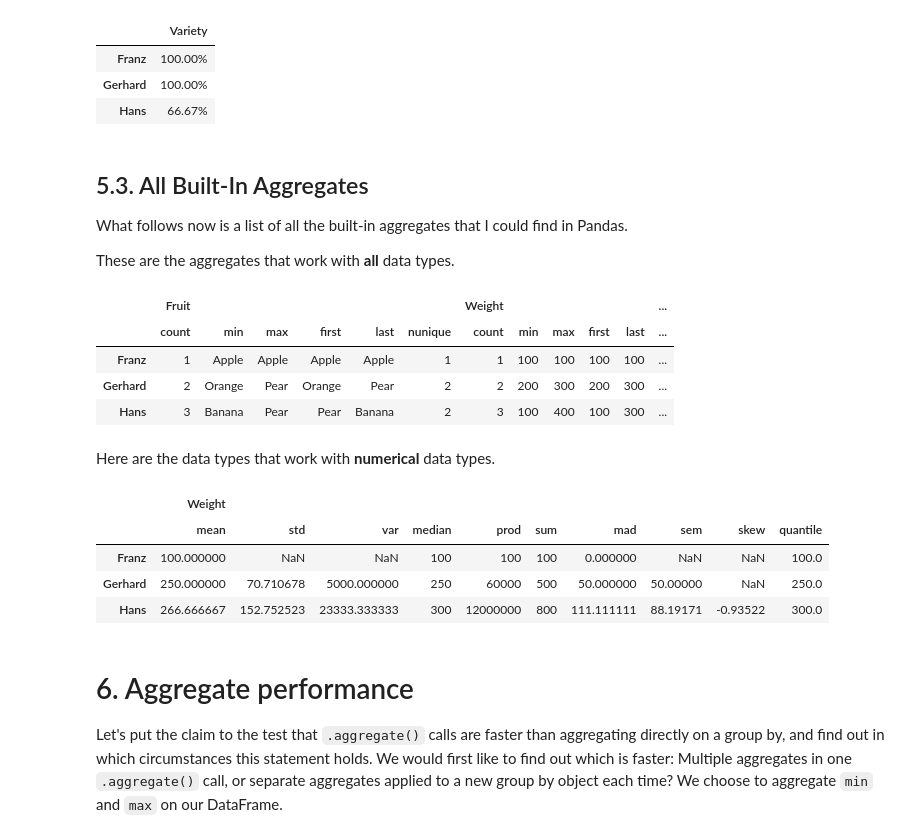
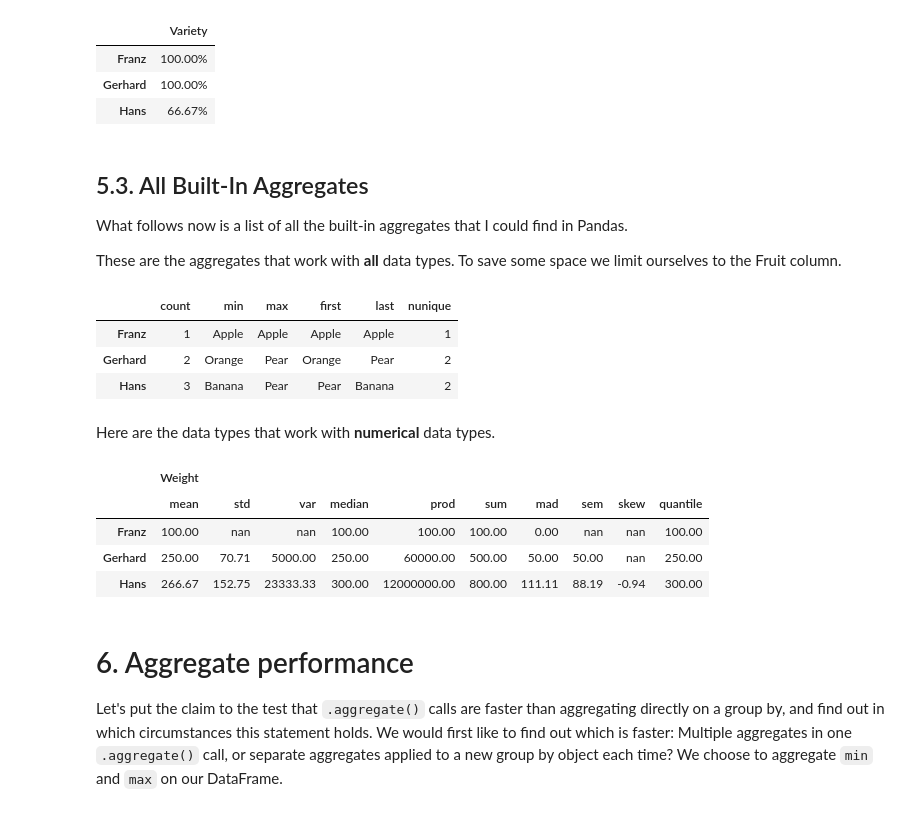
Before and after one commit to justuswilhelm/jupyter-notes, a Jupyter notebook: notebooks/2017-12-26-pandas-aggregates.ipynb, the cells around one changed output. Saved outputs shown, nothing was run; the diff lists cells and outputs as text; code cells hidden in the pictures.

```diff
--- a/notebooks/2017-12-26-pandas-aggregates.ipynb
+++ b/notebooks/2017-12-26-pandas-aggregates.ipynb
@@ -47,0 +30,26 @@ df
+# %%
+df = pd.DataFrame(
+    [
+        ['Apple', 'full', 100],
+        ['Orange', 'none', 200],
+        ['Pear', 'full', 300],
+        ['Pear', 'partial', 100],
+        ['Banana', 'full', 400],
+        ['Banana', 'full', 300],
+    ],
+    columns=[
+        'Fruit',
+        'Satisfaction',
+        'Weight'
+    ],
+    index=[
+        'Franz',
+        'Gerhard',
+        'Gerhard',
+        'Hans',
+        'Hans',
+        'Hans',
+    ],
+)
+df.Satisfaction = df.Satisfaction.astype('category')
+df
@@ -354,22 +370,23 @@ We decide to neatly display the variety counts with a quick `.apply` call in whi
 
 What follows now is a list of all the built-in aggregates that I could find in Pandas.
 
-These are the aggregates that work with __all__ data types.
+These are the aggregates that work with __all__ data types. To save some space we limit ourselves to the Fruit column.
 # %%
-df.groupby(level=0).aggregate([
+df.groupby(level=0).Fruit.aggregate([
      'count',
      'min',
      'max',
      'first',
      'last',
      'nunique',
-])
+]).applymap(
+    lambda v: v if isinstance(v, str) else "{:d}".format(v)
+)
 # %% [output]
-|  | Fruit |  |  |  |  |  | Weight |  |  |  |  | ... |
-|  | count | min | max | first | last | nunique | count | min | max | first | last | ... |
-| Franz | 1 | Apple | Apple | Apple | Apple | 1 | 1 | 100 | 100 | 100 | 100 | ... |
-| Gerhard | 2 | Orange | Pear | Orange | Pear | 2 | 2 | 200 | 300 | 200 | 300 | ... |
-| Hans | 3 | Banana | Pear | Pear | Banana | 2 | 3 | 100 | 400 | 100 | 300 | ... |
+|  | count | min | max | first | last | nunique |
+| Franz | 1 | Apple | Apple | Apple | Apple | 1 |
+| Gerhard | 2 | Orange | Pear | Orange | Pear | 2 |
+| Hans | 3 | Banana | Pear | Pear | Banana | 2 |
 # %% [markdown]
 Here are the data types that work with __numerical__ data types.
 # %%
@@ -384,13 +401,15 @@ df.groupby(level=0).aggregate([
     'sem',
     'skew',
     'quantile',  # 50 % quantile
-])
+]).applymap(
+    lambda v: v if isinstance(v, str) else "{:.2f}".format(v)
+)
 # %% [output]
 |  | Weight |  |  |  |  |  |  |  |  |  |
 |  | mean | std | var | median | prod | sum | mad | sem | skew | quantile |
-| Franz | 100.000000 | NaN | NaN | 100 | 100 | 100 | 0.000000 | NaN | NaN | 100.0 |
-| Gerhard | 250.000000 | 70.710678 | 5000.000000 | 250 | 60000 | 500 | 50.000000 | 50.00000 | NaN | 250.0 |
-| Hans | 266.666667 | 152.752523 | 23333.333333 | 300 | 12000000 | 800 | 111.111111 | 88.19171 | -0.93522 | 300.0 |
+| Franz | 100.00 | nan | nan | 100.00 | 100.00 | 100.00 | 0.00 | nan | nan | 100.00 |
+| Gerhard | 250.00 | 70.71 | 5000.00 | 250.00 | 60000.00 | 500.00 | 50.00 | 50.00 | nan | 250.00 |
+| Hans | 266.67 | 152.75 | 23333.33 | 300.00 | 12000000.00 | 800.00 | 111.11 | 88.19 | -0.94 | 300.00 |
 # %% [markdown]
 # 6. Aggregate performance
 
```
Also changed, not shown: parts of 5 cells of this notebook.
